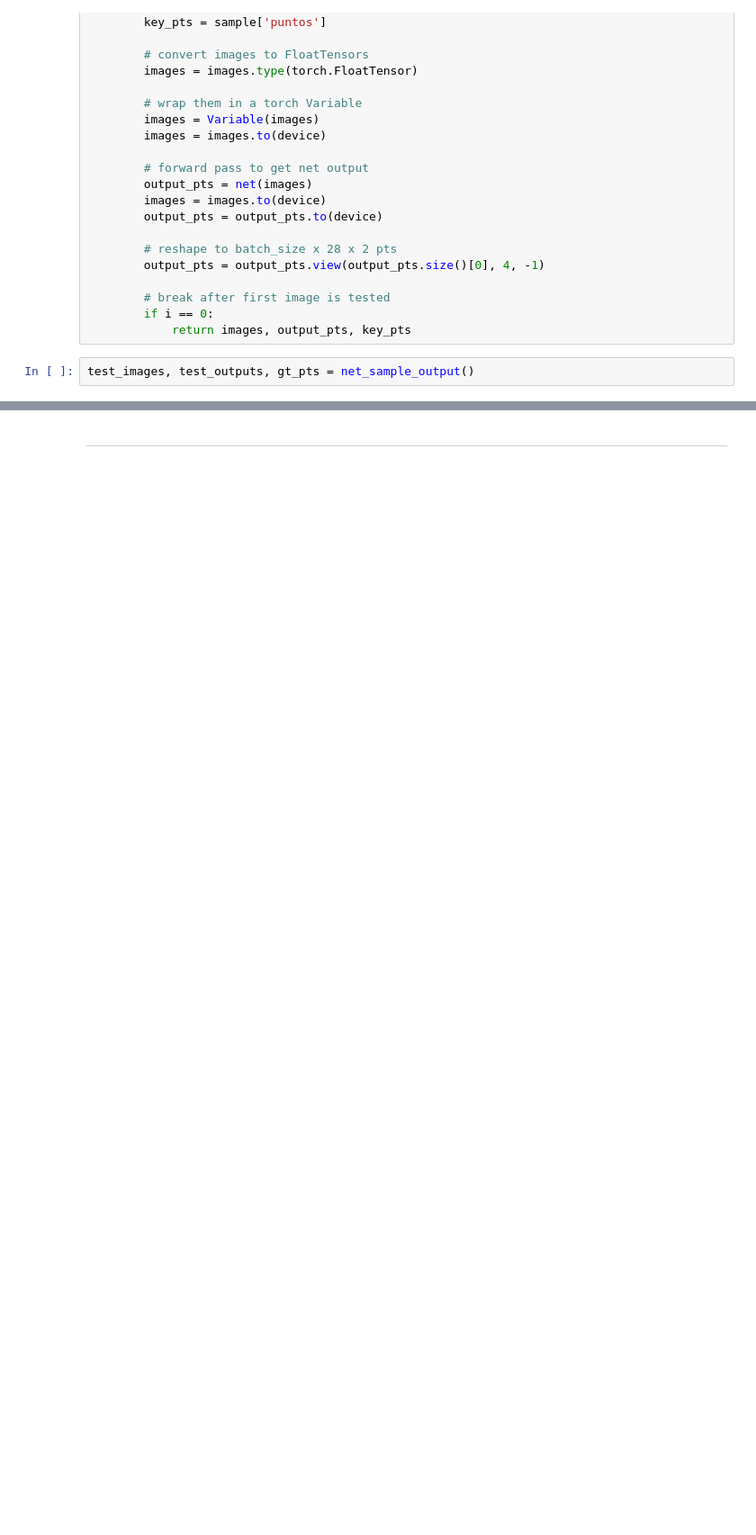
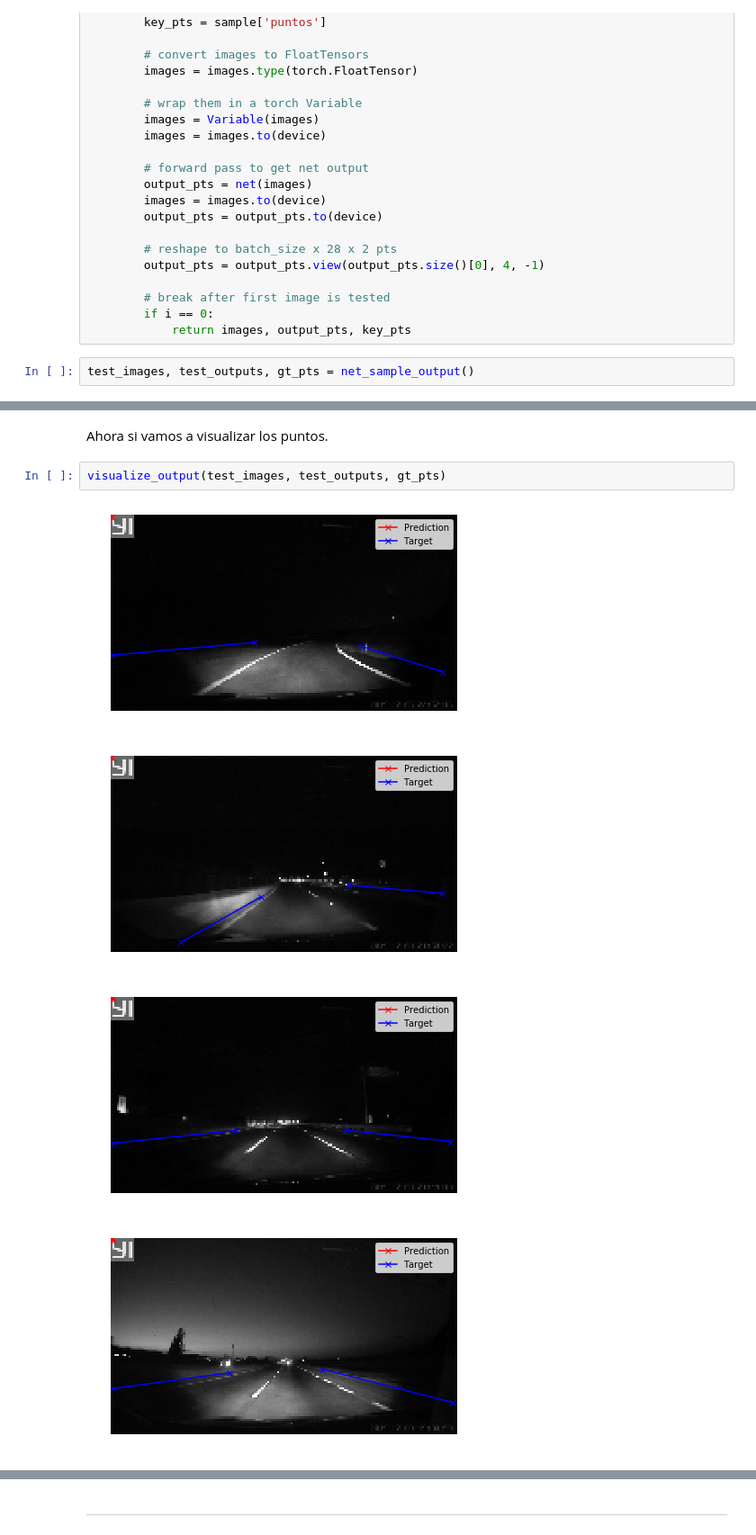
Before and after one commit to iMarioSL/Lineas-Carril, a Jupyter notebook: Main.ipynb, the cells around one changed output, grey strips where cells are left out. Shown at 90% size. Drawn from its saved outputs; the diff is of its cells as text; blank space fills up the shorter version.

```diff
--- a/Main.ipynb
+++ b/Main.ipynb
@@ -255,3 +232,12 @@ def visualize_output(test_images, test_outputs, gt_pts=None, batch_size=5):
         graficar_todos_puntos(np.squeeze(image), predicted_key_pts, ground_truth_pts)
         plt.axis('off')
     plt.show()
+# %% [markdown]
+Ahora si vamos a visualizar los puntos.
+# %%
+visualize_output(test_images, test_outputs, gt_pts)
+# %% [output]
+[figure, added]
+[figure, added]
+[figure, added]
+[figure, added]
```
Also changed, not shown: parts of 38 cells of this notebook.
